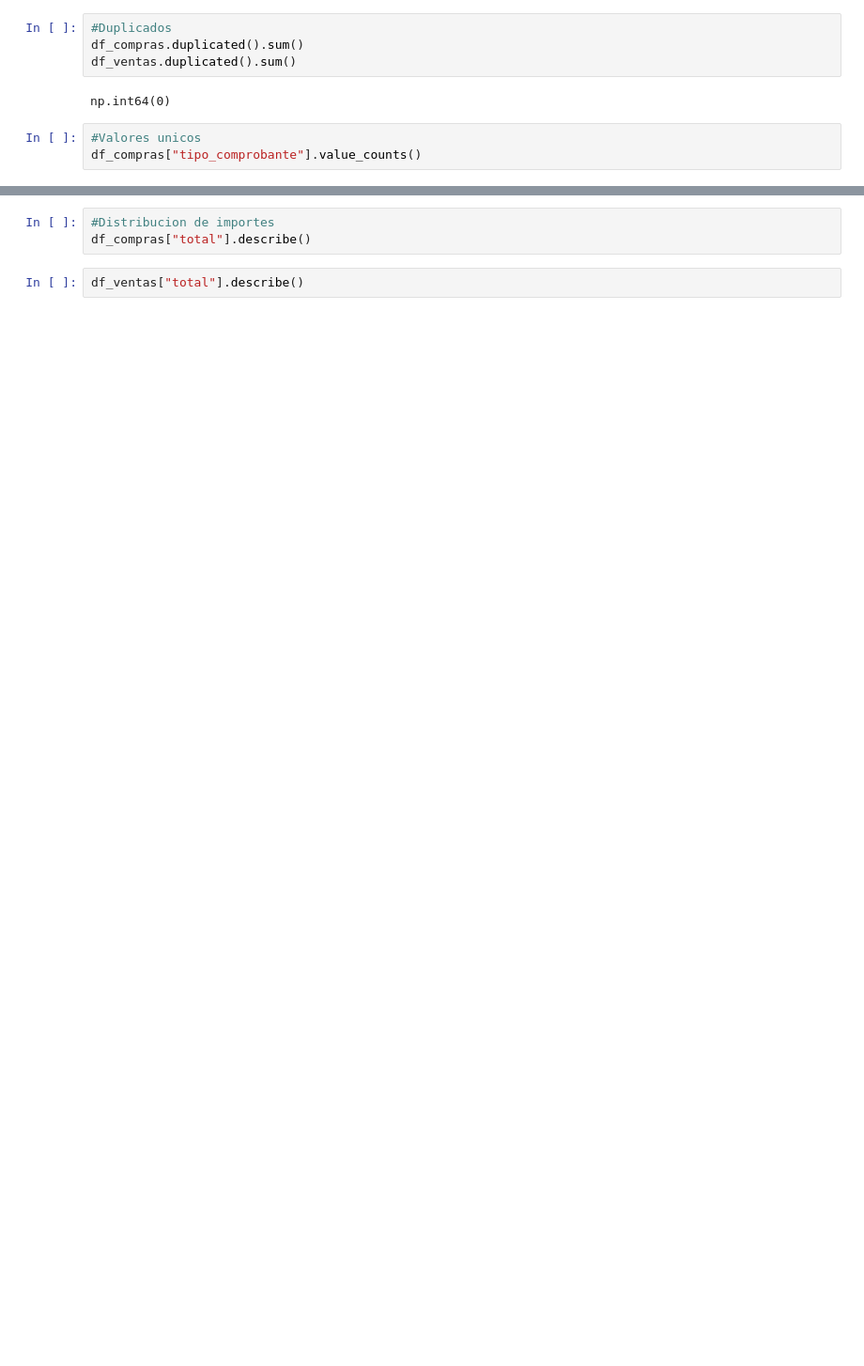
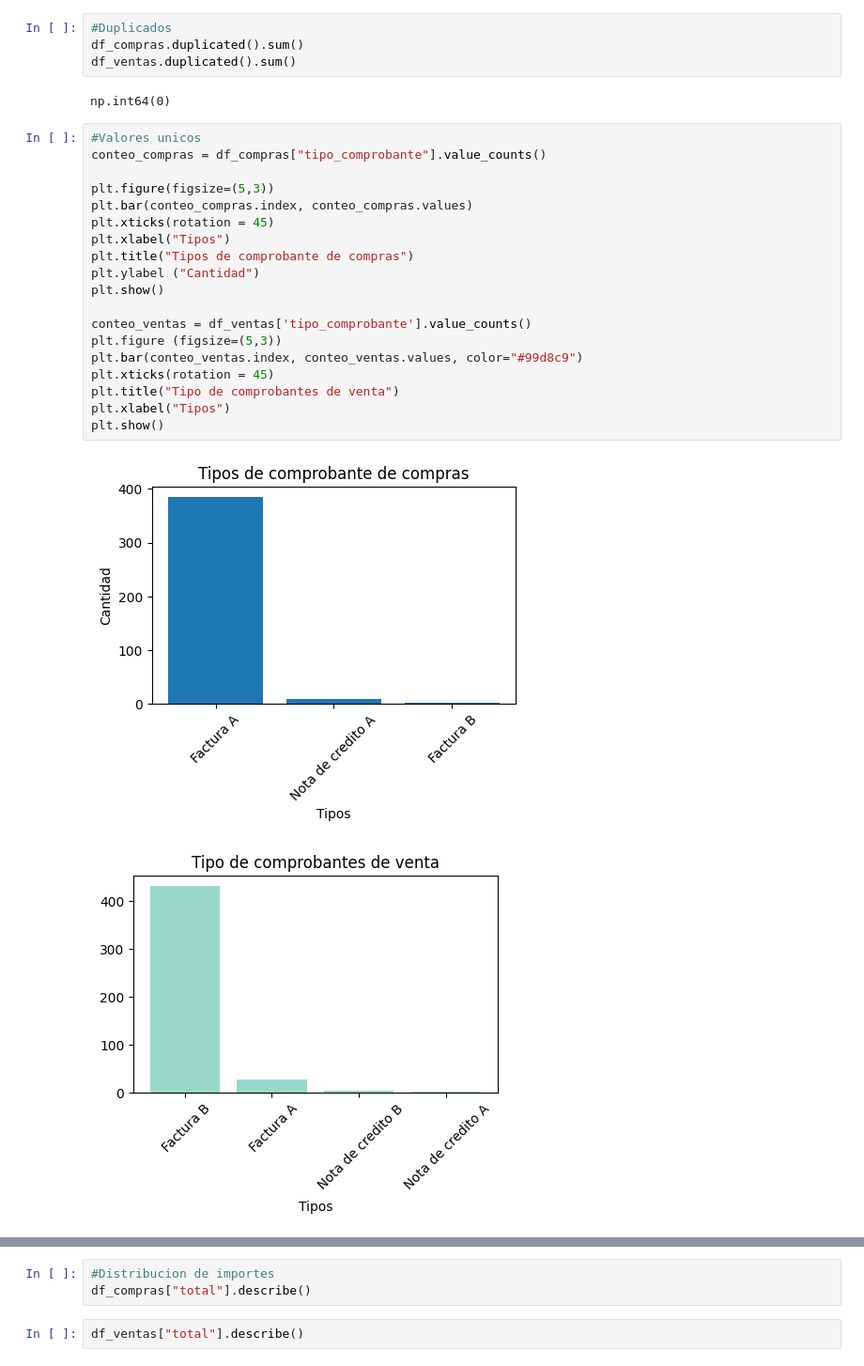
Before and after one commit to joseurquiza88/Data_Analytics, a Jupyter notebook: Contabilidad_Empresa/notebooks/contabilidad_mensual.ipynb, the cells around one changed output, grey strips where cells are left out. Shown at 94% size. Saved outputs shown, nothing was run; the diff lists cells and outputs as text; blank space fills up the shorter version.

```diff
--- a/Contabilidad_Empresa/notebooks/contabilidad_mensual.ipynb
+++ b/Contabilidad_Empresa/notebooks/contabilidad_mensual.ipynb
@@ -318,5 +341,24 @@ df_ventas.duplicated().sum()
 np.int64(0)
 # %%
 #Valores unicos
-df_compras["tipo_comprobante"].value_counts()
+conteo_compras = df_compras["tipo_comprobante"].value_counts()
+
+plt.figure(figsize=(5,3))
+plt.bar(conteo_compras.index, conteo_compras.values)
+plt.xticks(rotation = 45)
+plt.xlabel("Tipos")
+plt.title("Tipos de comprobante de compras")
+plt.ylabel ("Cantidad")
+plt.show()
+
+conteo_ventas = df_ventas['tipo_comprobante'].value_counts()
+plt.figure (figsize=(5,3))
+plt.bar(conteo_ventas.index, conteo_ventas.values, color="#99d8c9")
+plt.xticks(rotation = 45)
+plt.title("Tipo de comprobantes de venta")
+plt.xlabel("Tipos")
+plt.show()
+# %% [output]
+[figure, added]
+[figure, added]
 # %%
```
Also changed, not shown: parts of 31 cells of this notebook, 1 other file.
